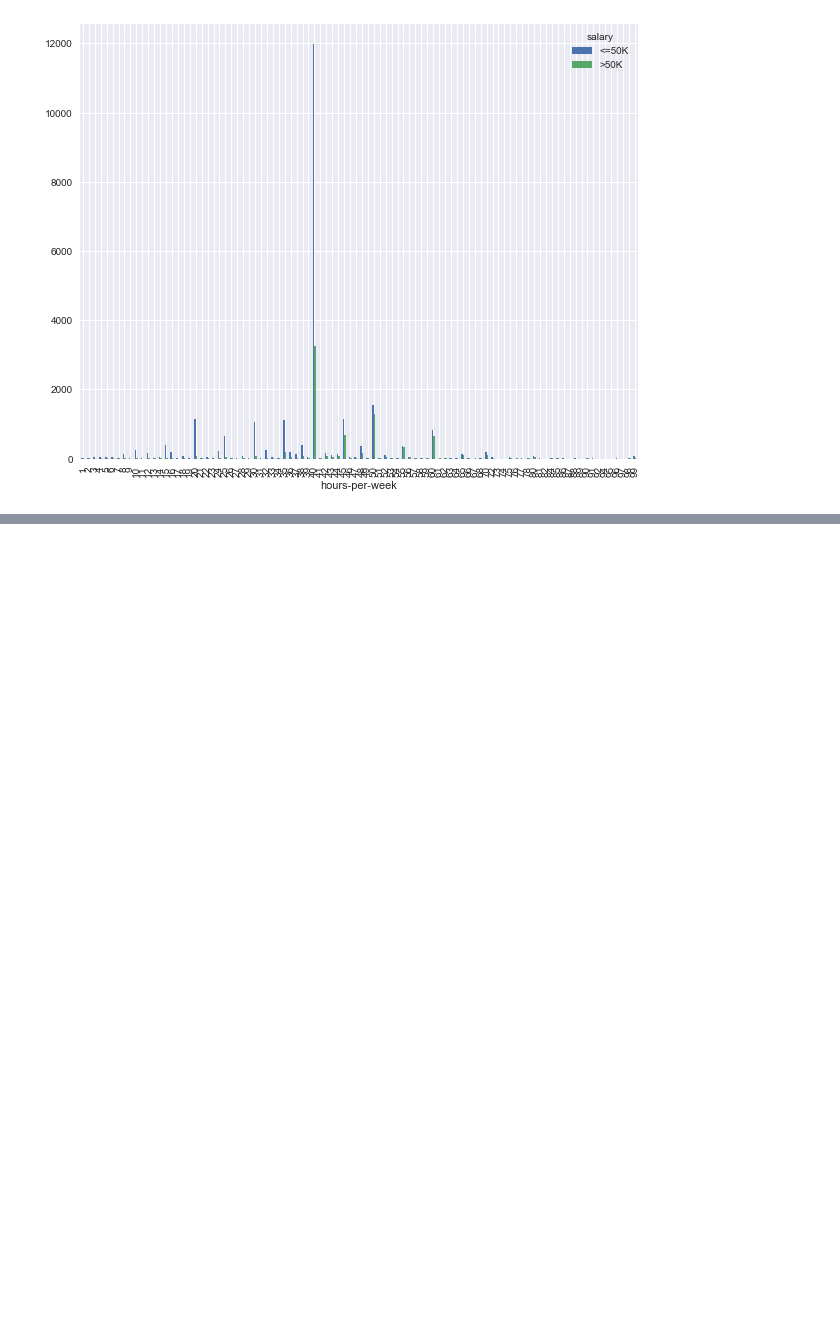
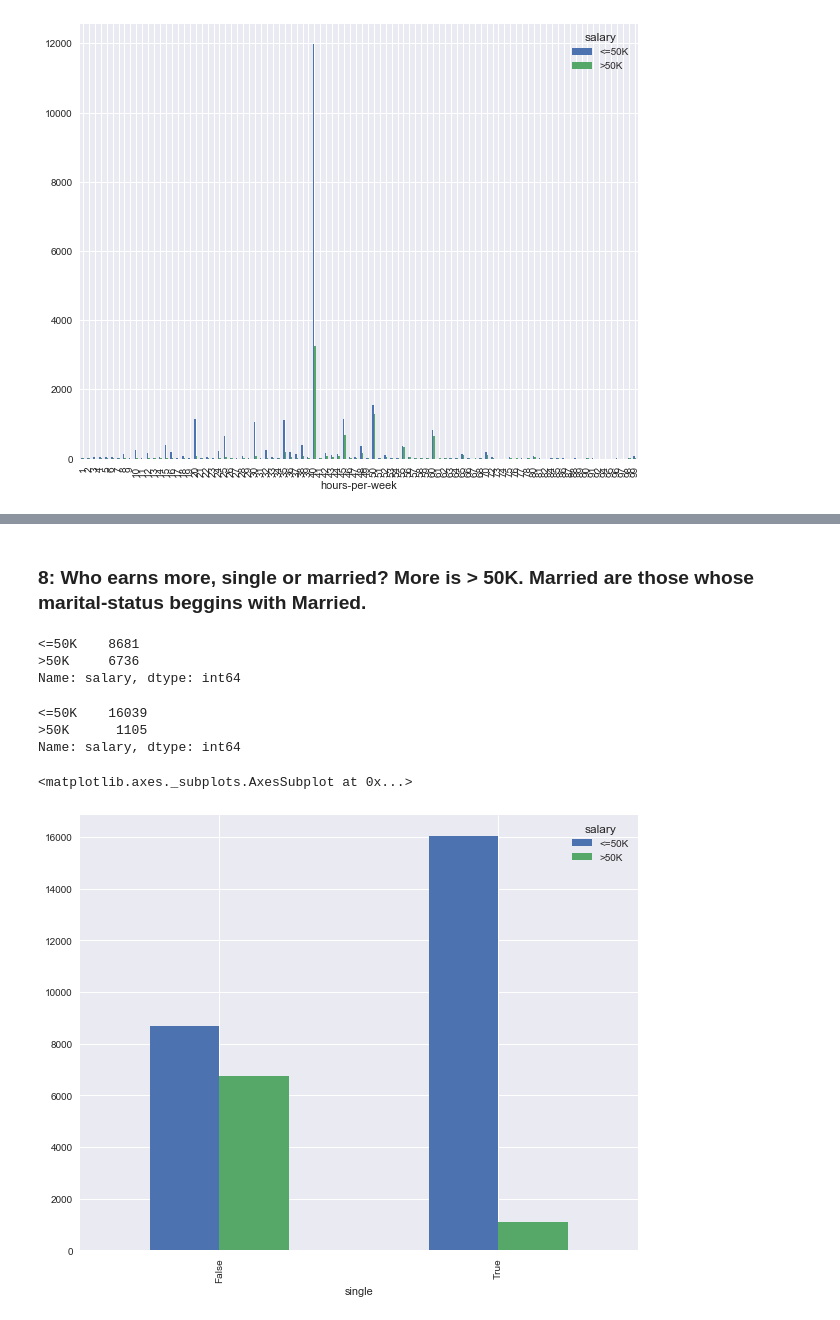
Before and after one commit to pvlbzn/datascience, a Jupyter notebook: adults_analisys.ipynb, the cells around one changed output, grey strips where cells are left out. Saved outputs shown, nothing was run; the diff lists cells and outputs as text; code cells hidden in the pictures; blank space fills up the shorter version.

```diff
--- a/adults_analisys.ipynb
+++ b/adults_analisys.ipynb
@@ -312,0 +345,31 @@ I think it will be good to have following ranges:
+# %% [markdown]
+### 8: Who earns more, single or married? More is > 50K. Married are those whose marital-status beggins with Married.
+# %%
+# Find married people
+married = data[(data['marital-status'].str.startswith('Married'))]
+married['salary'].value_counts()
+# %% [output]
+<=50K    8681
+>50K     6736
+Name: salary, dtype: int64
+# %%
+# Find single ones
+single = data[data['marital-status'].isin(['Divorced', 'Never-married', 'Separated', 'Widowed'])]
+single['salary'].value_counts()
+# %% [output]
+<=50K    16039
+>50K      1105
+Name: salary, dtype: int64
+# %%
+def is_single(status: str) -> bool:
+    if status == 'Divorced' or status == 'Never-married' or status == 'Separated' or status == 'Widowed':
+        return True
+    else:
+        return False
+
+data['single'] = data.apply(lambda x: is_single(x['marital-status']), axis=1)
+# %%
+pd.crosstab(data['single'], data['salary']).plot(kind='bar')
+# %% [output]
+<matplotlib.axes._subplots.AxesSubplot at 0x...>
+[figure, added]
```
Also changed, not shown: parts of 22 cells of this notebook.
